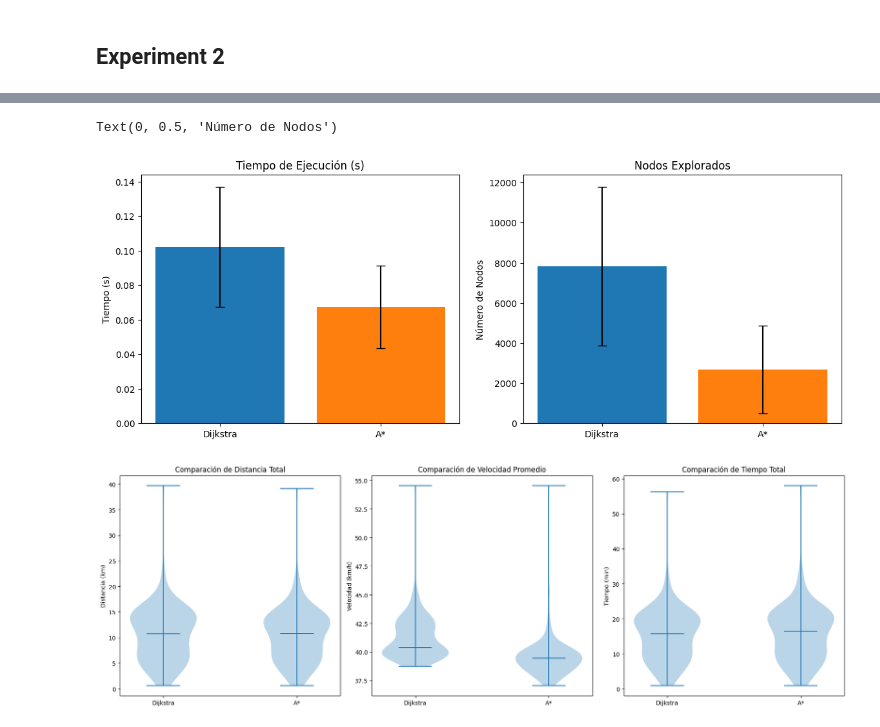
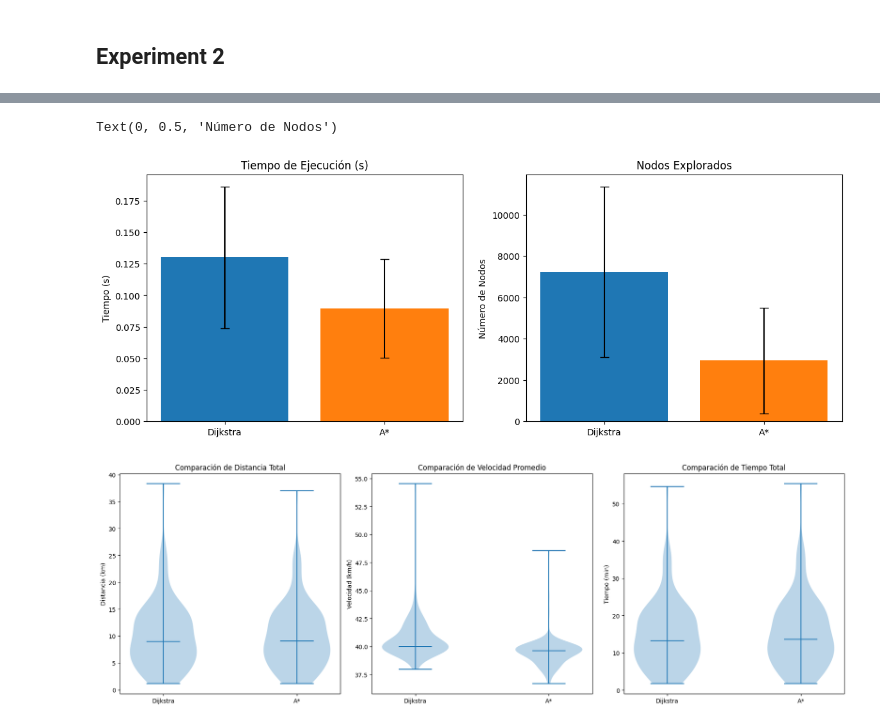
Before and after one commit to HugoAlejandro2002/IA-Project, a Jupyter notebook: pathfinding.ipynb, the cells around one changed output, grey strips where cells are left out. Drawn from its saved outputs; the diff is of its cells as text; code cells hidden in the pictures.

Commit message:
feat: added messages to input and time distance graphic

```diff
--- a/pathfinding.ipynb
+++ b/pathfinding.ipynb
@@ -360,7 +362,7 @@ import matplotlib.pyplot as plt
 import numpy as np
 
 
-n_runs = 5
+n_runs = 100
 
 
 for _ in range(n_runs):
@@ -386,34 +388,34 @@ for _ in range(n_runs):
     results['A*']['distances'].append(dist_astar)
     results['A*']['avg_speeds'].append(avg_speed_astar)
     results['A*']['total_times'].append(total_time_astar)
 
 # Función para calcular promedio y desviación estándar
 def mean_and_std(values):
     return np.mean(values), np.std(values)
 
 # Visualización de los resultados
 fig, axs = plt.subplots(1, 2, figsize=(14, 5))
 
 # Tiempos de ejecución
 times_dijkstra = [mean_and_std(results['Dijkstra']['times'])]
 times_astar = [mean_and_std(results['A*']['times'])]
 
 axs[0].bar('Dijkstra', times_dijkstra[0][0], yerr=times_dijkstra[0][1], capsize=5)
 axs[0].bar('A*', times_astar[0][0], yerr=times_astar[0][1], capsize=5)
 axs[0].set_title('Tiempo de Ejecución (s)')
 axs[0].set_ylabel('Tiempo (s)')
 
 # Nodos explorados
 explored_dijkstra = [mean_and_std(results['Dijkstra']['explored_nodes'])]
 explored_astar = [mean_and_std(results['A*']['explored_nodes'])]
 
 axs[1].bar('Dijkstra', explored_dijkstra[0][0], yerr=explored_dijkstra[0][1], capsize=5)
 axs[1].bar('A*', explored_astar[0][0], yerr=explored_astar[0][1], capsize=5)
 axs[1].set_title('Nodos Explorados')
 axs[1].set_ylabel('Número de Nodos')
 # %% [output]
 Text(0, 0.5, 'Número de Nodos')
-[figure, old version]
+[figure, new version]
 # %%
 # Prepara los datos para los diagramas de violín
 distances = [results['Dijkstra']['distances'], results['A*']['distances']]
@@ -447,4 +449,4 @@ axs[2].set_xticklabels(['Dijkstra', 'A*'])
 plt.tight_layout()
 plt.show()
 # %% [output]
-[figure, old version]
+[figure, new version]
```
Also changed, not shown: parts of 10 cells of this notebook, 1 other file.
